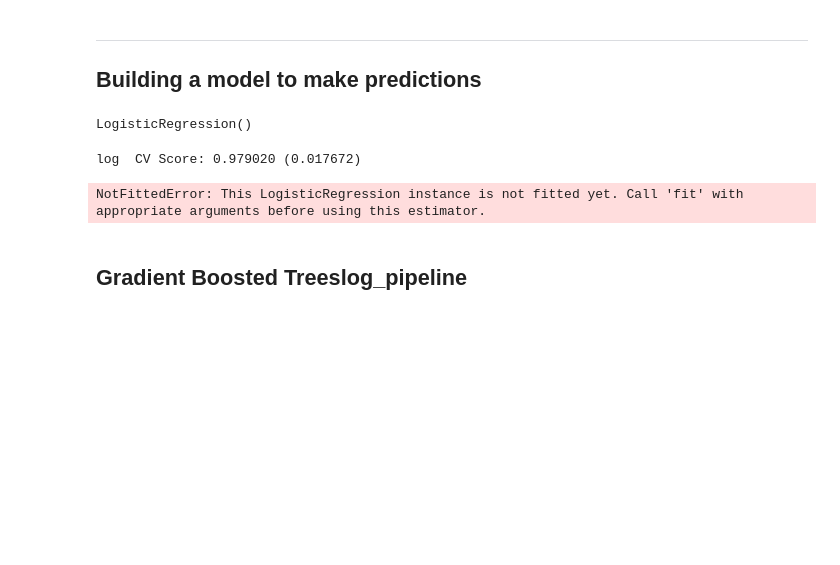
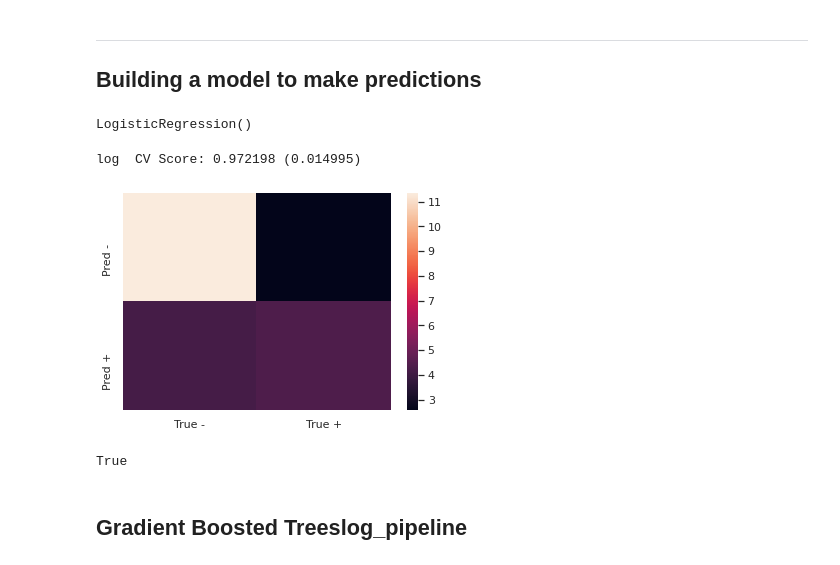
Before and after one commit to a-poor/cc-fraud, a Jupyter notebook: cc-fraud-analysis.ipynb, the cells around one changed output. Saved outputs shown, nothing was run; the diff lists cells and outputs as text; code cells hidden in the pictures; blank space fills up the shorter version.

```diff
--- a/cc-fraud-analysis.ipynb
+++ b/cc-fraud-analysis.ipynb
@@ -151,7 +151,7 @@ scale = StandardScaler()
 Xs_train = scale.fit_transform(X_train,y_train)
 Xs_test = scale.transform(X_test)
 # %%
-logr = LogisticRegression()
+logr = LogisticRegression().fit(Xs_train,y_train)
 logr
 # %% [output]
 LogisticRegression()
@@ -159,5 +159,5 @@ LogisticRegression()
 log_score_mean, log_score_std = cv_score(logr,Xs_train,y_train)
 print(f"log  CV Score: {log_score_mean:.6f} ({log_score_std:.6f})")
 # %% [output]
-log  CV Score: 0.979020 (0.017672)
+log  CV Score: 0.972198 (0.014995)
 # %%
@@ -166,20 +165,22 @@ from misc import show_confusion
 # %%
 show_confusion(
     y_test,
-    logr.predict(X_test),
-    logr=True
+    logr.predict(Xs_test),
+    log_transform=True
 )
 # %% [output]
-NotFittedError: This LogisticRegression instance is not fitted yet. Call 'fit' with appropriate arguments before using this estimator.
+[figure, added]
 # %%
 from misc import save_model
 # %%
 save_model(
-    log_pipeline,
-    "logCvPipe",
+    logr,
+    "logr",
     log_score_mean,
-    cutoff=1-class_balance
+#     cutoff=1-class_balance
 )
+# %% [output]
+True
 # %% [markdown]
 ## Gradient Boosted Treeslog_pipeline
 # %% [markdown]
```
Also changed, not shown: parts of 8 cells of this notebook, 1 other file.
